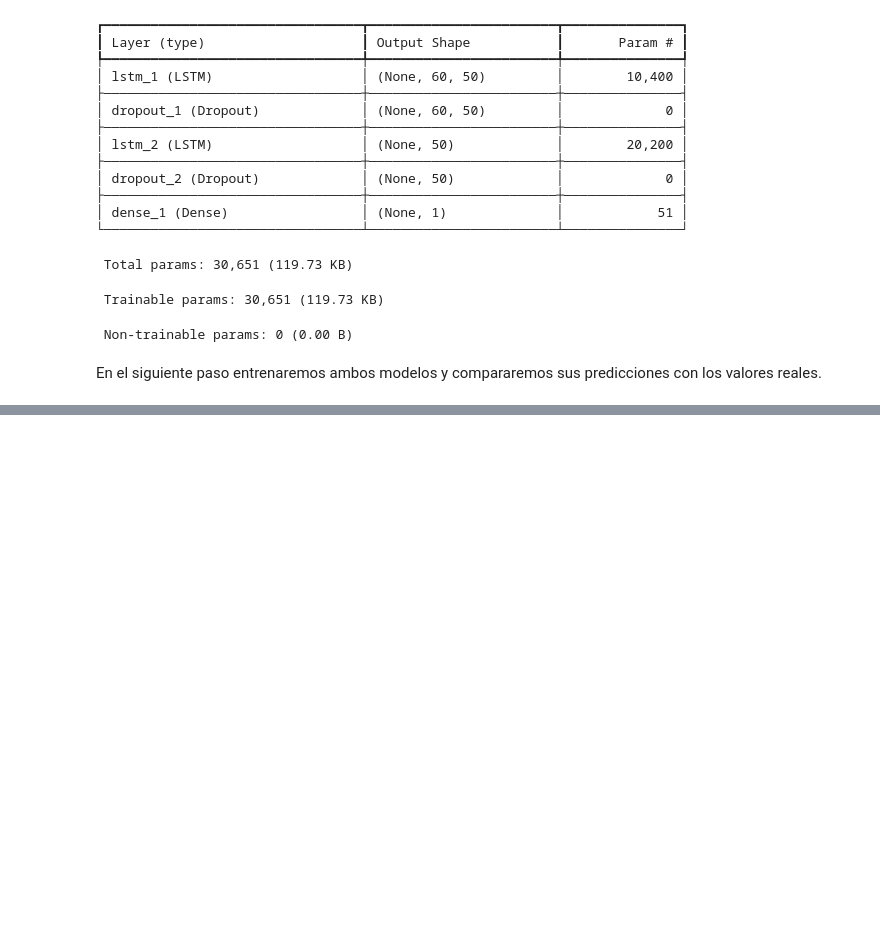
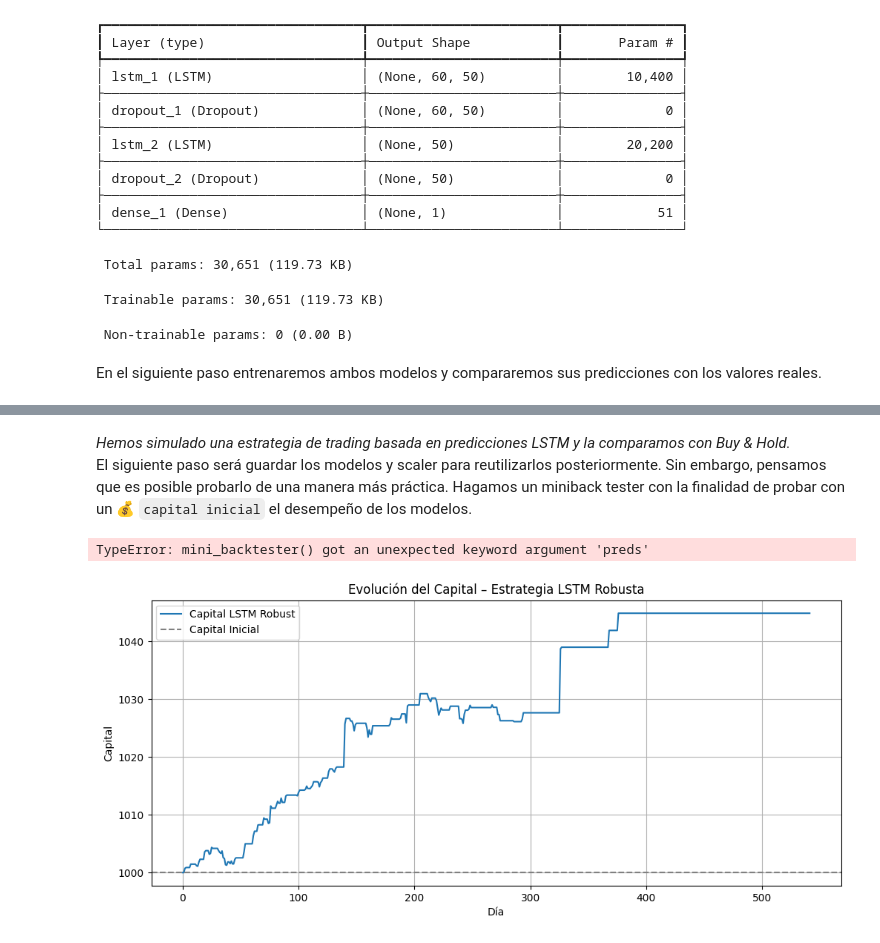
Before and after one commit to Parcex10/004_LSTM, a Jupyter notebook: report.ipynb, the cells around one changed output, grey strips where cells are left out. Drawn from its saved outputs; the diff is of its cells as text; code cells hidden in the pictures; blank space fills up the shorter version.

```diff
--- a/report.ipynb
+++ b/report.ipynb
@@ -173,0 +308,3 @@ En el siguiente paso entrenaremos ambos modelos y compararemos sus predicciones
+# %% [markdown]
+ *Hemos simulado una estrategia de trading basada en predicciones LSTM y la comparamos con Buy & Hold.*
+El siguiente paso será guardar los modelos y scaler para reutilizarlos posteriormente. Sin embargo, pensamos que es posible probarlo de una manera más práctica. Hagamos un miniback tester con la finalidad de probar con un 💰 `capital inicial` el desempeño de los modelos.
@@ -173,0 +353,26 @@ En el siguiente paso entrenaremos ambos modelos y compararemos sus predicciones
+# %%
+capital_history, trades = mini_backtester(
+    preds=y_pred_robust_rescaled.flatten(),
+    real_prices=y_test_rescaled.flatten(),
+    initial_capital=1000
+)
+
+# Mostrar resumen de operaciones
+for t in trades[-5:]:
+    print(f"{t[0]} @ Día {t[1]} | Precio: {t[2]:.2f} | Capital: {t[3]:.2f}")
+
+print(f"\nCapital final: ${capital_history[-1]:.2f}")
+# %% [output]
+TypeError: mini_backtester() got an unexpected keyword argument 'preds'
+# %%
+plt.figure(figsize=(12, 5))
+plt.plot(capital_history, label="Capital LSTM Robust")
+plt.axhline(1000, color='gray', linestyle='--', label="Capital Inicial")
+plt.title("Evolución del Capital – Estrategia LSTM Robusta")
+plt.xlabel("Día")
+plt.ylabel("Capital")
+plt.legend()
+plt.grid(True)
+plt.show()
+# %% [output]
+[figure, added]
```
Also changed, not shown: parts of 15 cells of this notebook, 3 other files.
